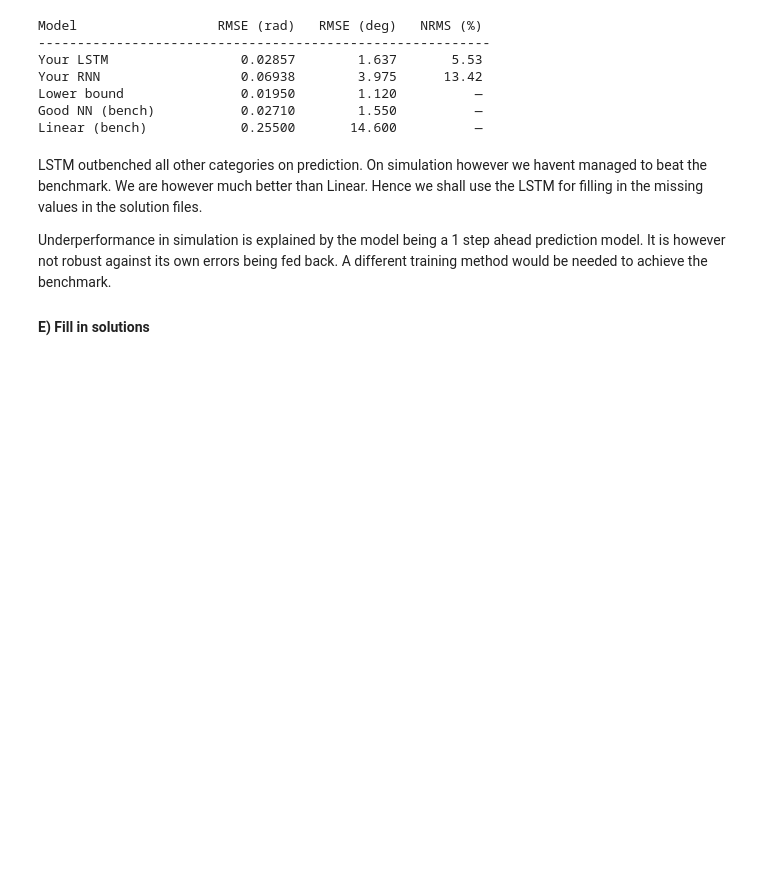
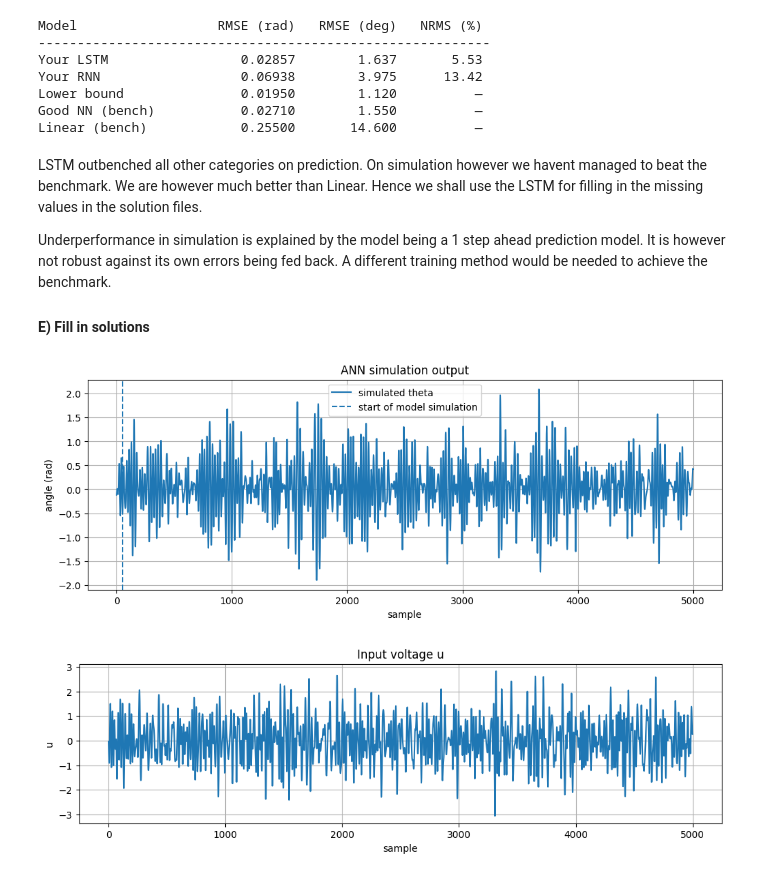
Before and after one commit to Noimps/DesignProject, a Jupyter notebook: DesignProject/Part1_System_Identification/P1_ANN.ipynb, the cells around one changed output. Cells and saved outputs as stored; diff of their text form; code cells hidden in the pictures; blank space fills up the shorter version.

```diff
--- a/DesignProject/Part1_System_Identification/P1_ANN.ipynb
+++ b/DesignProject/Part1_System_Identification/P1_ANN.ipynb
@@ -890,3 +870,32 @@ th_test_sim = sim_data['th'] #only the first 50 values are filled the rest are z
 Y_simulated = simulate(best_lstm, u_test_sim, th_test_sim, window_size=window_size)
 assert len(Y_simulated)==len(th_test_sim)
 np.savez('LSTM-simulation.npz', u=u_test_sim, th=Y_simulated)
+# %%
+import numpy as np
+import matplotlib.pyplot as plt
+
+data = np.load("LSTM-simulation.npz")
+
+th = data["th"]
+u = data["u"]
+
+plt.figure(figsize=(12, 4))
+plt.plot(th, label="simulated theta")
+plt.axvline(50, linestyle="--", label="start of model simulation")
+plt.title("ANN simulation output")
+plt.xlabel("sample")
+plt.ylabel("angle (rad)")
+plt.legend()
+plt.grid(True)
+plt.show()
+
+plt.figure(figsize=(12, 3))
+plt.plot(u)
+plt.title("Input voltage u")
+plt.xlabel("sample")
+plt.ylabel("u")
+plt.grid(True)
+plt.show()
+# %% [output]
+[figure, added]
+[figure, added]
```
Also changed, not shown: parts of 8 cells of this notebook, 1 other file.
